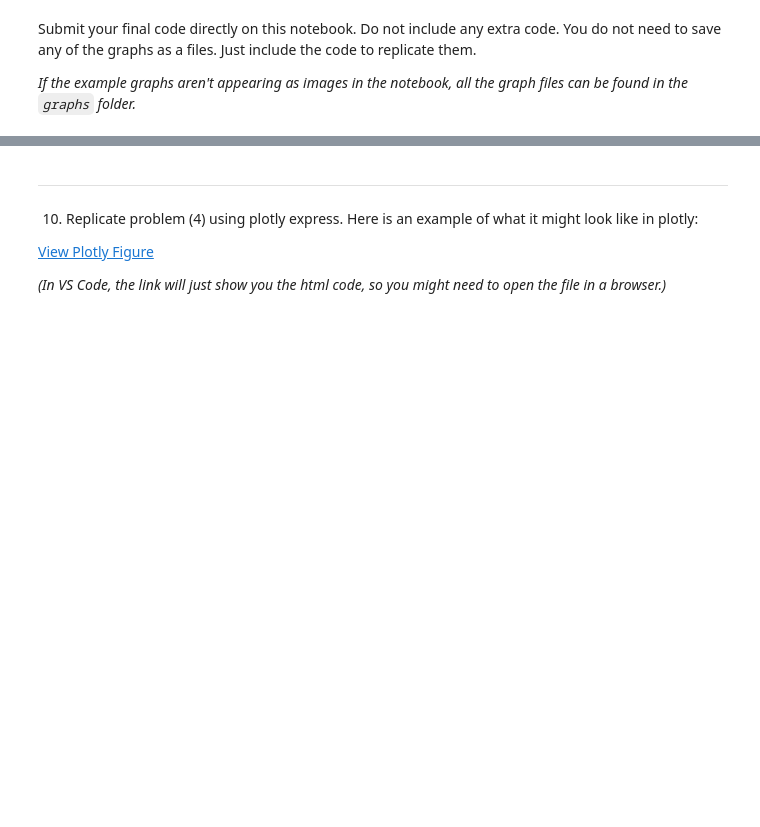
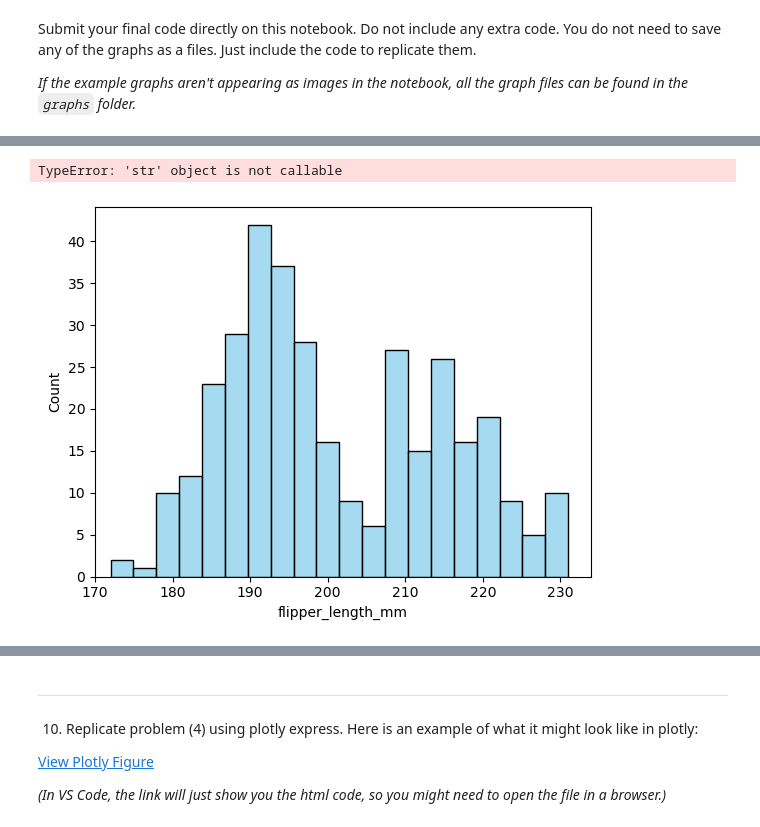
Before and after one commit to MaryNydegger/386-lab09, a Jupyter notebook: lab-09-questions.ipynb, the cells around one changed output, grey strips where cells are left out. Saved outputs shown, nothing was run; the diff lists cells and outputs as text; code cells hidden in the pictures; blank space fills up the shorter version.

```diff
--- a/lab-09-questions.ipynb
+++ b/lab-09-questions.ipynb
@@ -20,3 +23,17 @@ Submit your final code directly on this notebook.  Do not include any extra code
+# %%
+penguins = sns.load_dataset('penguins')
+filtered_penguins = penguins.dropna(subset=['flipper_length_mm'])
+# %%
+sns.histplot(data = filtered_penguins, x= 'flipper_length_mm', color = 'skyblue',  bins = 20)
+plt.xlim(170, )
+plt.xticks(range(170, 231, 10))
+plt.title('Flipper Length Distribution')
+plt.xlabel('Flipper Length (mm)')
+plt.ylabel('Frequency')
+plt.show()
+# %% [output]
+TypeError: 'str' object is not callable
+[figure, added]
 # %% [markdown]
 ---
 
```
Also changed, not shown: parts of 18 cells of this notebook.
